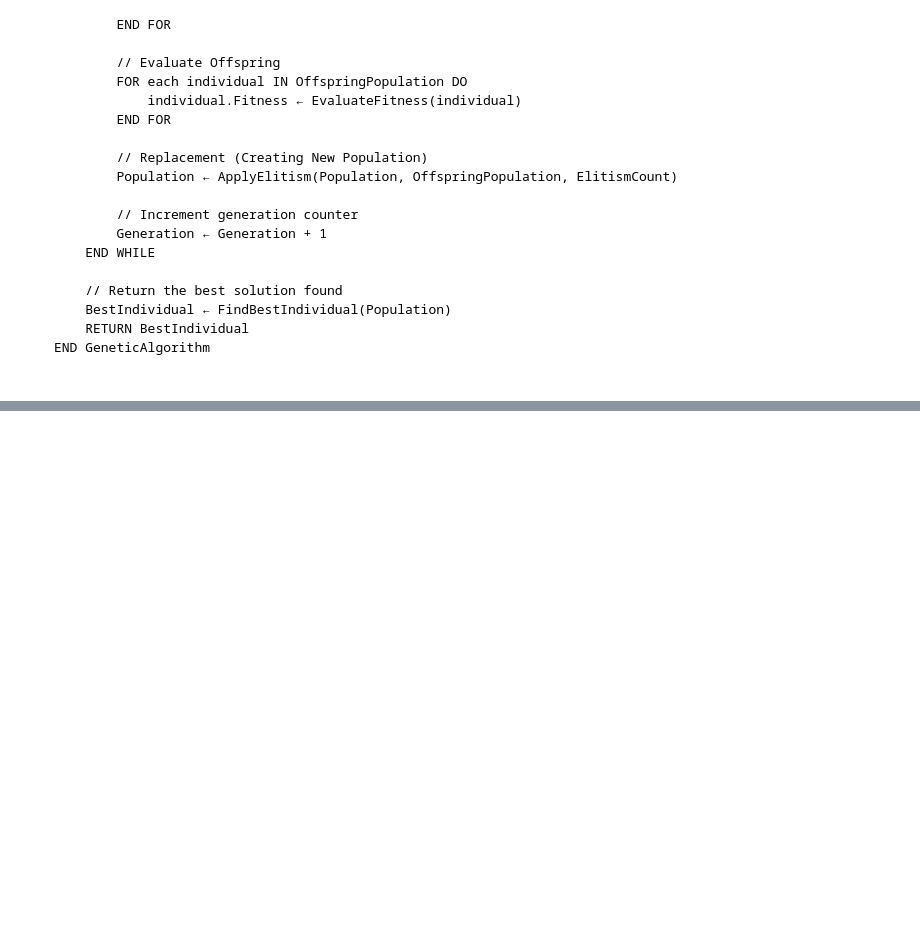
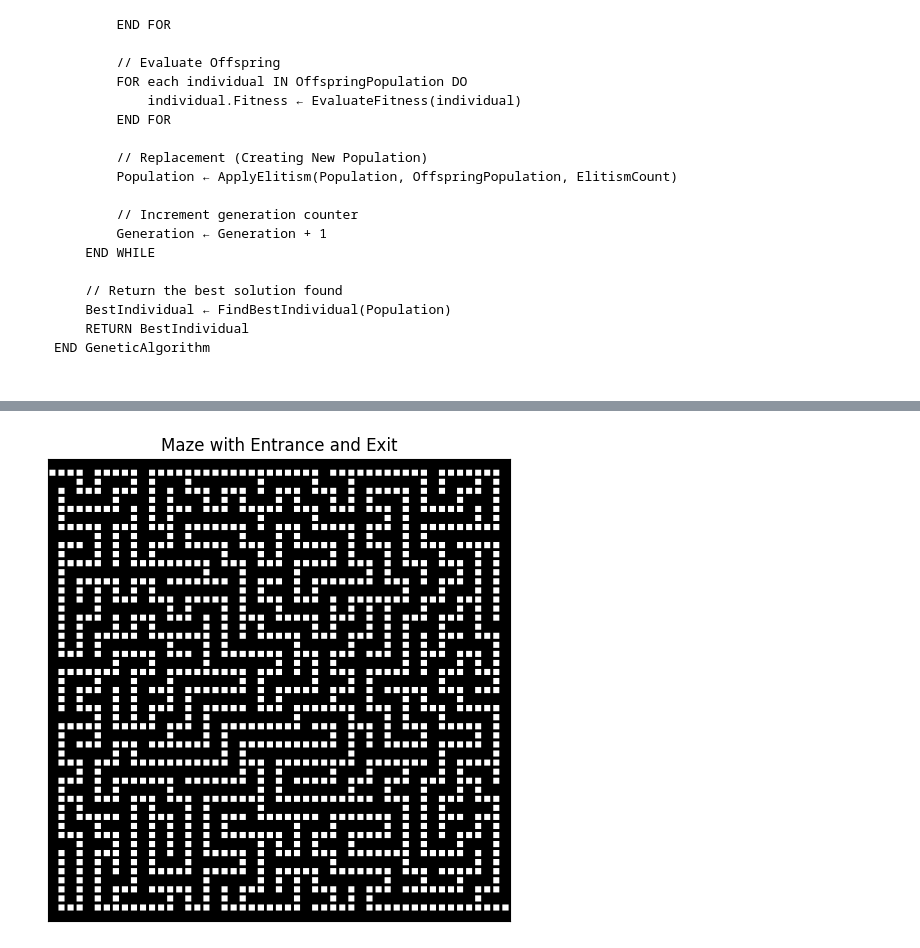
Before and after one commit to ddi4z/Laboratorios-MOS, a Jupyter notebook: Laboratorio 5/Enunciado.ipynb, the cells around one changed output, grey strips where cells are left out. Drawn from its saved outputs; the diff is of its cells as text; code cells hidden in the pictures; blank space fills up the shorter version.

```diff
--- a/Laboratorio 5/AlgoritmoGeneticoParte1.ipynb
+++ b/Laboratorio 5/Enunciado.ipynb
@@ -355,0 +319,60 @@ plt.show()
+# %%
+import matplotlib.pyplot as plt
+import numpy as np
+import random
+from matplotlib.colors import ListedColormap
+
+def create_maze(dim):
+    # Create a grid filled with walls (1)
+    # Set the seed to ensure reproducibility
+    np.random.seed(2)
+    maze = np.ones((dim * 2 + 1, dim * 2 + 1), dtype=int)
+
+    # Define the starting point
+    x, y = (0, 0)
+    maze[2 * x + 1, 2 * y + 1] = 0  # Mark start as open path
+
+    # Initialize the stack with the starting point for DFS
+    stack = [(x, y)]
+
+    while stack:
+        x, y = stack[-1]
+
+        # Define possible directions (right, down, left, up)
+        directions = [(0, 1), (1, 0), (0, -1), (-1, 0)]
+        random.shuffle(directions)  # Randomize order for more organic mazes
+
+        for dx, dy in directions:
+            nx, ny = x + dx, y + dy
+            # Check if next cell is within bounds and is a wall
+            if 0 <= nx < dim and 0 <= ny < dim and maze[2 * nx + 1, 2 * ny + 1] == 1:
+                # Break wall to create path
+                maze[2 * nx + 1, 2 * ny + 1] = 0
+                maze[2 * x + 1 + dx, 2 * y + 1 + dy] = 0
+                stack.append((nx, ny))  # Move to the next cell
+                break
+        else:
+            stack.pop()  # Backtrack if no unvisited neighbors
+
+    # Create entrance and exit points
+    maze[1, 0] = 0  # Entrance
+    maze[-2, -1] = 0  # Exit
+
+    return maze
+
+def display_maze(maze):
+    cmap = ListedColormap(['white', 'black', 'green', 'black'])
+    plt.figure(figsize=(6, 6))
+    plt.pcolor(maze[::-1], cmap=cmap, edgecolors='k', linewidths=2)
+    plt.gca().set_aspect('equal')
+    plt.xticks([])
+    plt.yticks([])
+    plt.title('Maze with Entrance and Exit')
+    plt.show()
+
+# Define the dimension of the maze (adjustable)
+dim = 25  # This can be any positive integer
+maze = create_maze(dim)
+display_maze(maze)
+# %% [output]
+[figure, added]
```
Also changed, not shown: parts of 6 cells of this notebook.
